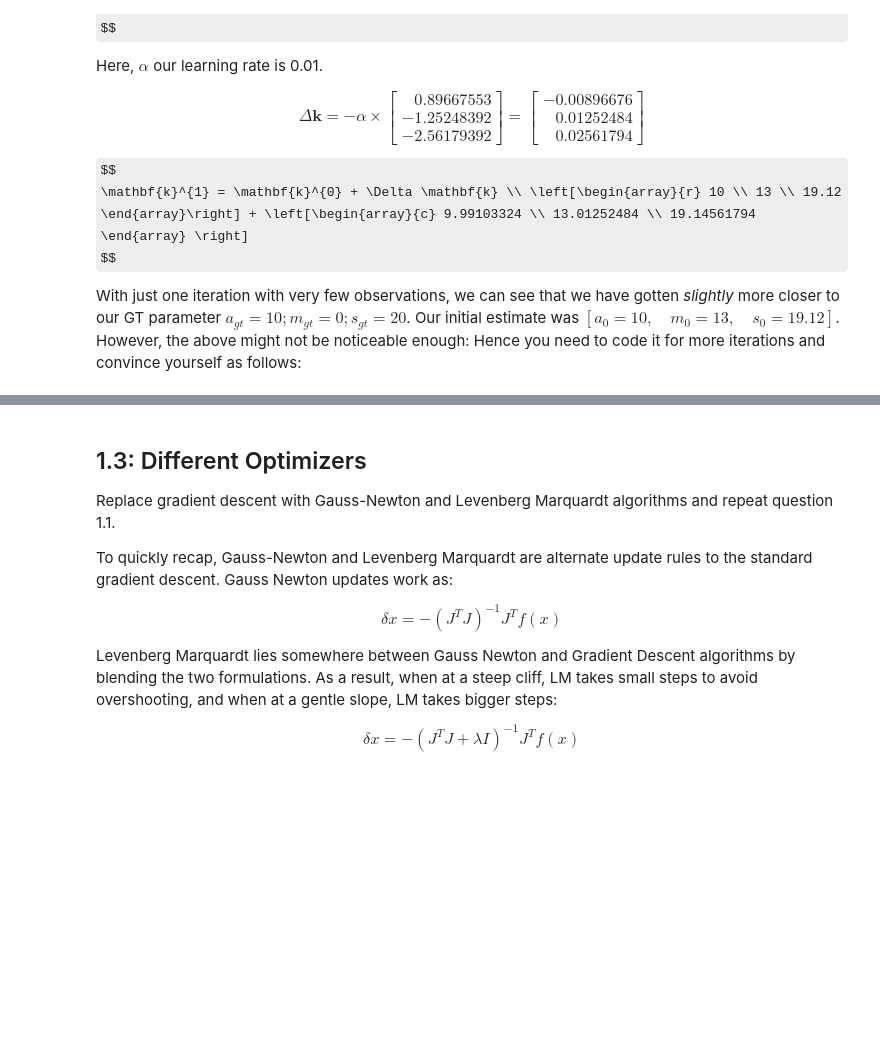
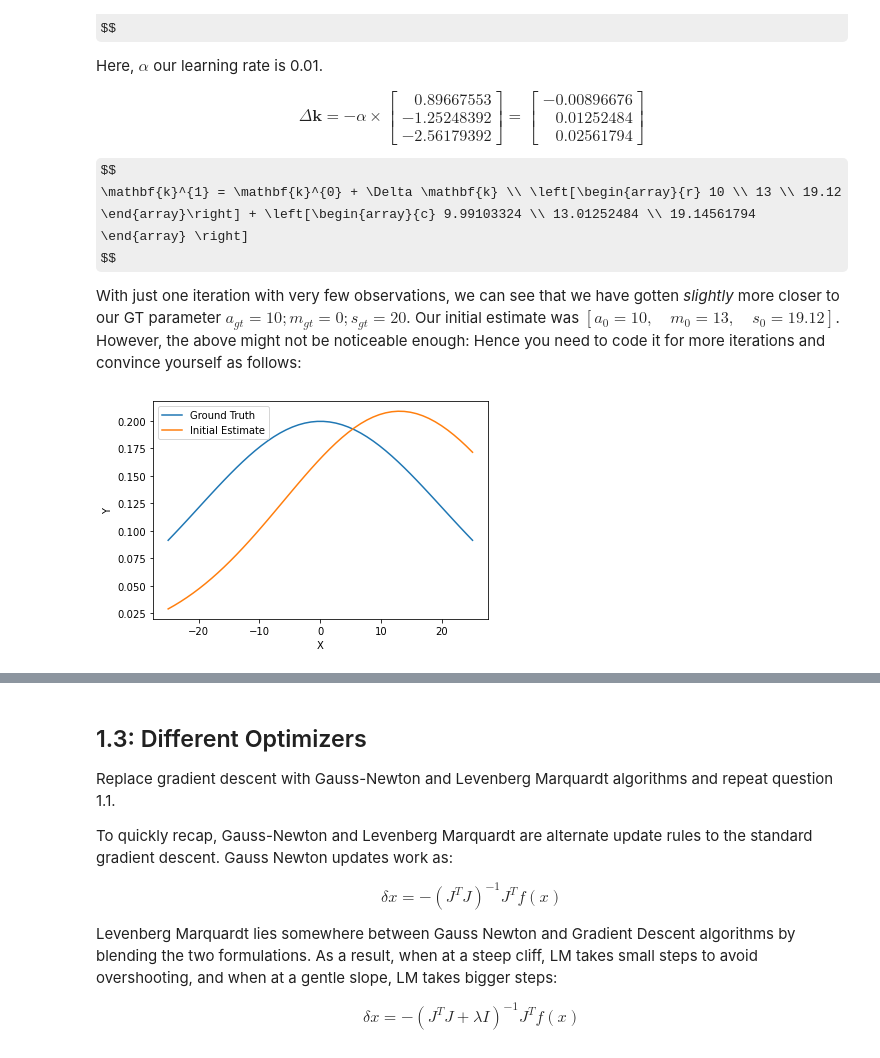
Before and after one commit to BhaskarJoshi-01/Mobile-Robotics---Monsoon-2021, a Jupyter notebook: Assignment-3/Assignment-3.ipynb, the cells around one changed output, grey strips where cells are left out. Cells and saved outputs as stored; diff of their text form; code cells hidden in the pictures; some formulas as TeX source; blank space fills up the shorter version.

```diff
--- a/Assignment-3/Assignment-3.ipynb
+++ b/Assignment-3/Assignment-3.ipynb
@@ -153,0 +166,23 @@ from helpers.func import make_gaussian
+# %%
+# from helpers.func import make_gaussian
+
+def make_gaussian(x, a, mean, std):
+    y = a * (1/(np.sqrt(2 * np.pi) * std)) * np.exp(-(x-mean)**2/(2*std**2))
+    return y
+
+#generating data
+
+x_obs=np.linspace(-25,25,50)
+y_obs,y_est=[],[]
+
+for _ in x_obs:
+    y_obs.append(make_gaussian(_,10,0,20))
+    y_est.append(make_gaussian(_,10,13,19.12))
+
+plt.plot(x_obs,y_obs)
+plt.plot(x_obs,y_est)
+plt.xlabel("X"),plt.ylabel("Y")
+plt.legend(["Ground Truth","Initial Estimate"])
+plt.show()
+# %% [output]
+[figure, added]
```
Also changed, not shown: parts of 4 cells of this notebook.
